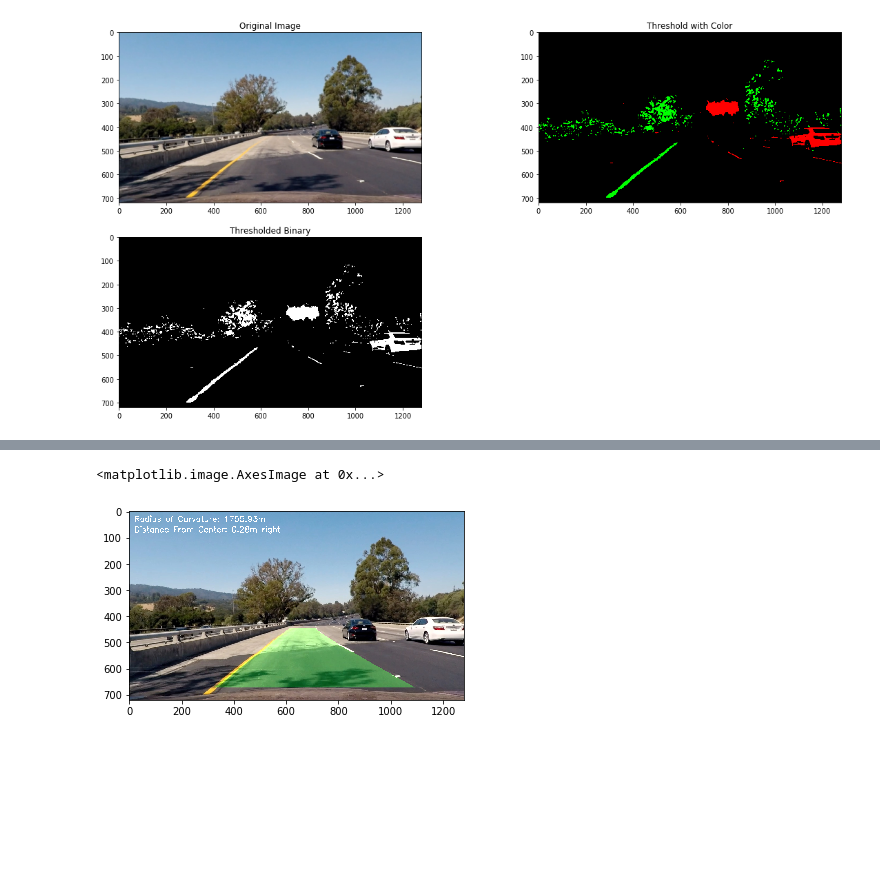
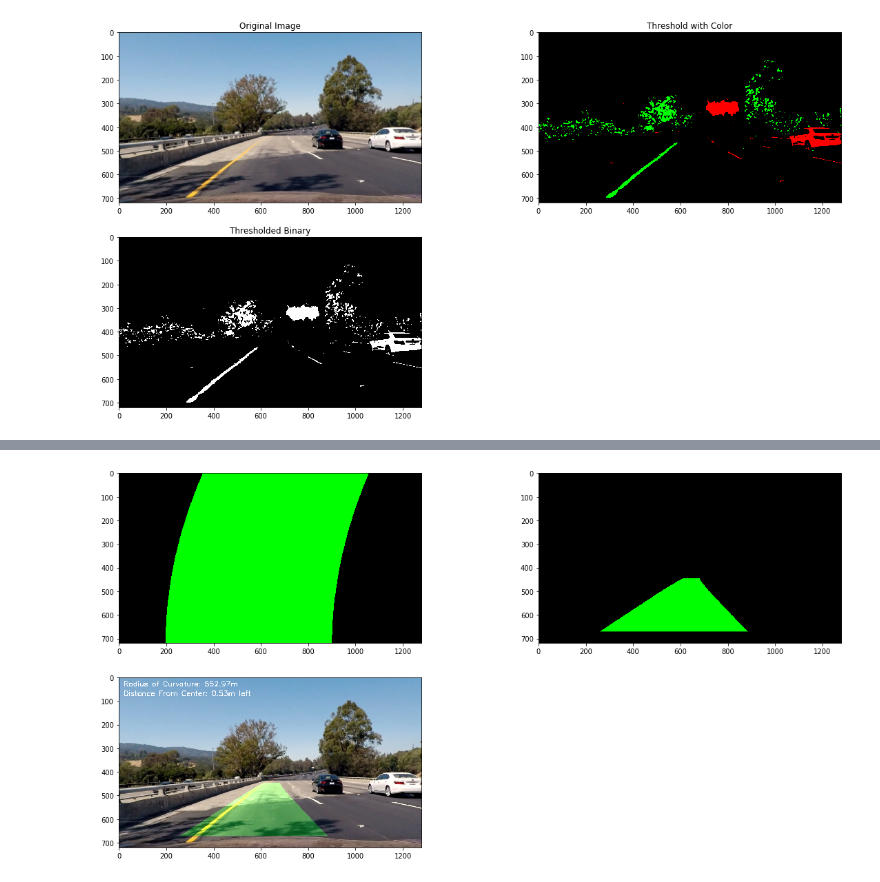
Before and after one commit to ungaro/CarND-Advanced-Lane-Lines, a Jupyter notebook: Advanced Lane Lines.ipynb, the cells around one changed output, grey strips where cells are left out. Drawn from its saved outputs; the diff is of its cells as text; code cells hidden in the pictures; blank space fills up the shorter version.

```diff
--- a/Advanced Lane Lines.ipynb
+++ b/Advanced Lane Lines.ipynb
@@ -234,14 +239,22 @@ img_size = (b_thresholded.shape[1], b_thresholded.shape[0])
 width, height = img_size
 offset = 200
 
+oldsrc='''
 src = np.float32([
     [  588,   446 ],
     [  691,   446 ],
     [ 1126,   673 ],
     [  153 ,   673 ]])
+'''
 
-
-
+src = np.float32([
+    [  598,   446 ],
+    [  681,   446 ],
+    [ 1046,   673 ],
+    [  258 ,   673 ]])
+print("SRC POINTS")
+print(src)
+print("DST POINTS")
 
 dst = np.float32([[offset, 0], [(img_size[0] - offset), 0], [(img_size[0] - offset), img_size[1]], [offset, img_size[1]]])
 print(dst)
@@ -391,40 +489,52 @@ Radius of Curvature: 1755.927367
 # %%
+plt.figure(figsize=(20,10))
 
-
+y_eval = 720
+midx = 650
 
 ploty = np.linspace(0, binary_warped.shape[0]-1, binary_warped.shape[0] )
 left_fitx = left_fit[0]*ploty**2 + left_fit[1]*ploty + left_fit[2]
 right_fitx = right_fit[0]*ploty**2 + right_fit[1]*ploty + right_fit[2]
+
+
 
 warp_zero = np.zeros_like(binary_warped).astype(np.uint8)
 color_warp = np.dstack((warp_zero, warp_zero, warp_zero))
 
 pts_left = np.array([np.transpose(np.vstack([left_fitx, ploty]))])
 pts_right = np.array([np.flipud(np.transpose(np.vstack([right_fitx, ploty])))])
 pts = np.hstack((pts_left, pts_right))
 
 # Draw the lane onto the warped blank image
 cv2.fillPoly(color_warp, np.int_([pts]), (0,255, 0))
+
+plt.subplot(2,2,1)
+plt.imshow(color_warp)
+
 newwarp = cv2.warpPerspective(color_warp, Minv, (undistorted_img.shape[1], undistorted_img.shape[0]))
+plt.subplot(2,2,2)
+
+plt.imshow(newwarp)
 
 # Combine the result with the original image
 result = cv2.addWeighted(undistorted_img, 1, newwarp, 0.3, 0)
 
 cv2.putText(result,'Radius of Curvature: %.2fm' % curvature,(20,40), cv2.FONT_HERSHEY_SIMPLEX, 1,(255,255,255),2)
 
 x_left_pix = left_fit[0]*(y_eval**2) + left_fit[1]*y_eval + left_fit[2]
 x_right_pix = right_fit[0]*(y_eval**2) + right_fit[1]*y_eval + right_fit[2]
 position_from_center = ((x_left_pix + x_right_pix)/2 - midx) * xm_per_pix
 if position_from_center < 0:
     text = 'left'
 else:
     text = 'right'
 cv2.putText(result,'Distance From Center: %.2fm %s' % (np.absolute(position_from_center), text),(20,80), cv2.FONT_HERSHEY_SIMPLEX, 1,(255,255,255),2)
+plt.subplot(2,2,3)
+
 plt.imshow(result)
 scipy.misc.imsave('output_images/result.jpg', result)
 # %% [output]
-<matplotlib.image.AxesImage at 0x...>
-[figure, old version]
+[figure, new version]
 # %%
 from pipeline import Pipeline
 
```
Also changed, not shown: parts of 6 cells of this notebook.
